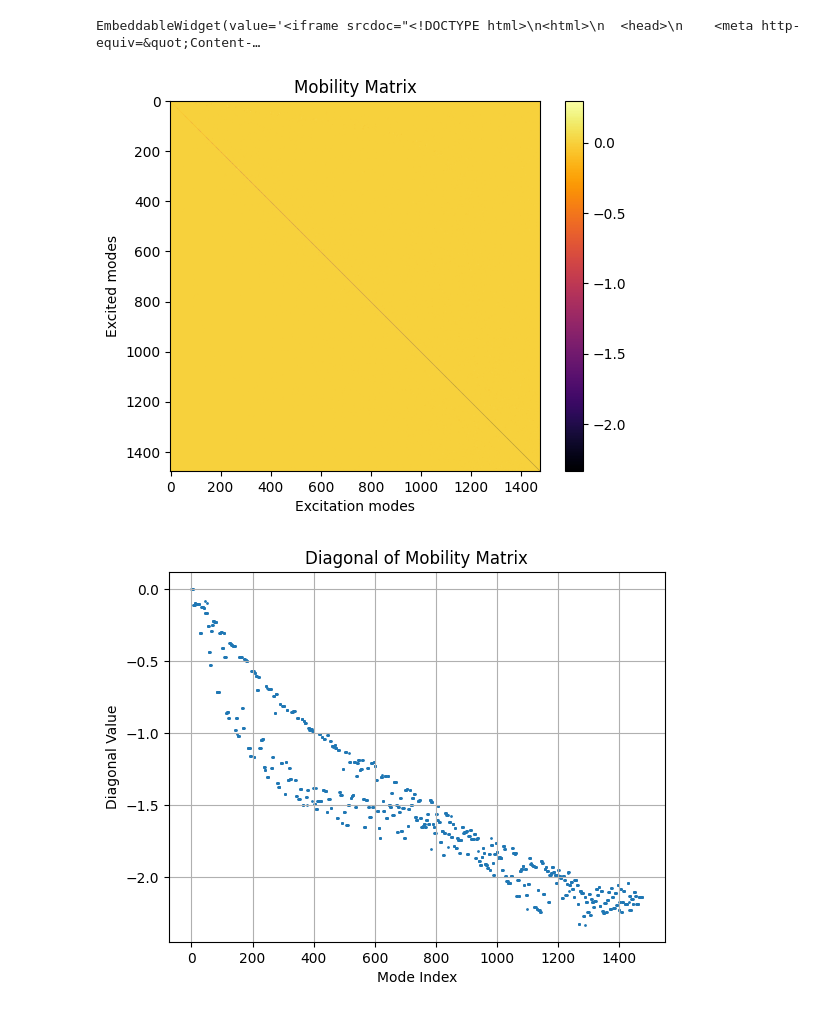
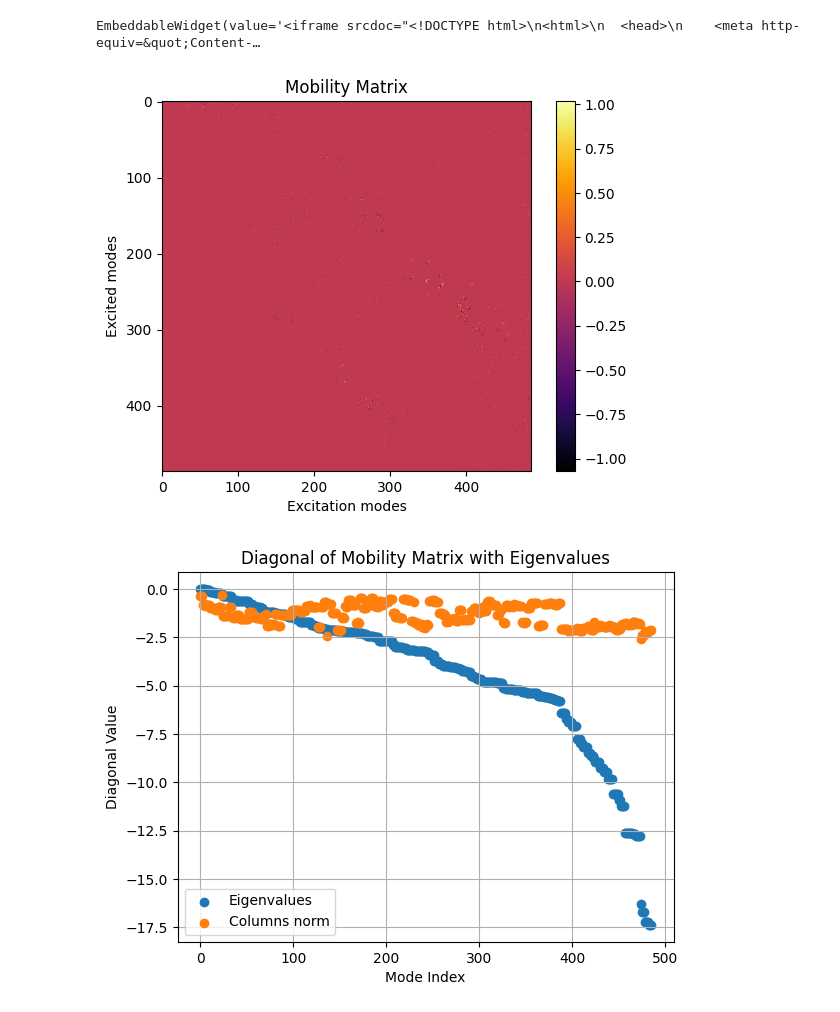
Before and after one commit to JJkrokoder/hydrodynamic_int, a Jupyter notebook: examples/icosphere_diag/oscilation_modes_deco.ipynb, the cells around one changed output. Saved outputs shown, nothing was run; the diff lists cells and outputs as text; code cells hidden in the pictures.

Commit message:
Added some changes to the coupling visualization

```diff
--- a/examples/icosphere_diag/oscilation_modes_deco.ipynb
+++ b/examples/icosphere_diag/oscilation_modes_deco.ipynb
@@ -6,9 +6,9 @@ import libMobility as lm
 import pyvista as pv
 pv.set_jupyter_backend('html')
 # %%
-num_particles = 500
+num_particles = 200
 
-radius = 20.0
+radius = 5.0
 
 density = num_particles / (4.0 * np.pi * radius**2)
 
@@ -96,8 +96,8 @@ def create_solver(model: str = "SelfMobility"):
         solver = lm.SelfMobility("open", "open", "open")
         solver.setParameters(5)
     elif model == "NBody":
-        solver = lm.NBody("open", "open", "open")
-        solver.setParameters()
+        solver = lm.NBody("open", "open", "single_wall")
+        solver.setParameters(wallHeight = -radius - 1.0)
 
     solver.initialize(
         temperature=0.0,
@@ -108,14 +108,13 @@ def create_solver(model: str = "SelfMobility"):
     return solver
 
 def create_forces_from_modes(modes, eigenvalues):
-    forces = - modes * eigenvalues.reshape((1, icosphere.nparticles * 3))
+    forces = - modes * eigenvalues.T
     return forces
 
 def construct_mobility_matrix(modes, eigenvalues, solver):
     mobility_matrix = np.zeros((icosphere.nparticles * 3, icosphere.nparticles * 3), dtype=precision)
-    forces = create_forces_from_modes(modes, eigenvalues)
     for mode_index in range(modes.shape[1]):
-        force = forces[:, mode_index].reshape((icosphere.nparticles, 3))
+        force = -eigenvalues[mode_index] * modes[:, mode_index].reshape((icosphere.nparticles, 3))
         velocity = solver.Mdot(forces=force)[0]
         mobility_matrix[:, mode_index] = velocity.reshape((icosphere.nparticles * 3,))
     mobility_matrix = modes.T @ mobility_matrix
@@ -128,6 +127,7 @@ def plot_mobility_matrix(mobility_matrix):
         mobility_matrix: The mobility matrix to plot.
     """
     plt.figure()
+    # imshow in log scale to visualize the range of values
     plt.imshow(mobility_matrix, cmap='inferno')
     plt.title("Mobility Matrix")
     plt.xlabel("Excitation modes")
@@ -137,36 +137,46 @@ def plot_mobility_matrix(mobility_matrix):
 
 def plot_diagonal(mobility_matrix):
     """
     Plot the diagonal of the mobility matrix.
     Args:
         mobility_matrix: The mobility matrix to plot.
     """
-    plt.figure()
     plt.scatter(range(mobility_matrix.shape[0]), mobility_matrix.diagonal(), s=1)
     plt.title("Diagonal of Mobility Matrix")
     plt.xlabel("Mode Index")
     plt.ylabel("Diagonal Value")
     plt.grid()
-    plt.show()
 
 
 
 positions = icosphere.positions.astype(precision)
 assert positions.shape == (icosphere.nparticles, 3)
 
 solver = create_solver("NBody")
 solver.setPositions(positions)
 
 forces = create_forces_from_modes(modes, eigenvalues)
 
 aux = modes.T @ forces + np.diag(eigenvalues)
 assert np.all(np.isclose(aux, 0.0, atol=1e-10)), "Auxiliary check failed, not close to zero."
 
 mobility_matrix = construct_mobility_matrix(modes, eigenvalues, solver)
 
-plot_mobility_matrix(mobility_matrix)
+diagonal_values = mobility_matrix.diagonal()
 
-plot_diagonal(mobility_matrix)
+plot_mobility_matrix(mobility_matrix-np.diag(diagonal_values))
+
+Eigv_from_modes = np.linalg.norm(mobility_matrix, axis=1)
+
+plt.figure()
+plt.scatter(range(eigenvalues.shape[0]), -eigenvalues, label='Eigenvalues')
+plt.scatter(range(eigenvalues.shape[0]),-Eigv_from_modes, label='Columns norm')
+plt.title("Diagonal of Mobility Matrix with Eigenvalues")
+plt.xlabel("Mode Index")
+plt.ylabel("Diagonal Value")
+plt.legend()
+plt.grid()
+plt.show()
 # %% [output]
-[figure, old version]
+[figure, new version]
-[figure, old version]
+[figure, new version]
```
Also changed, not shown: parts of 3 cells of this notebook, 4 other files.
